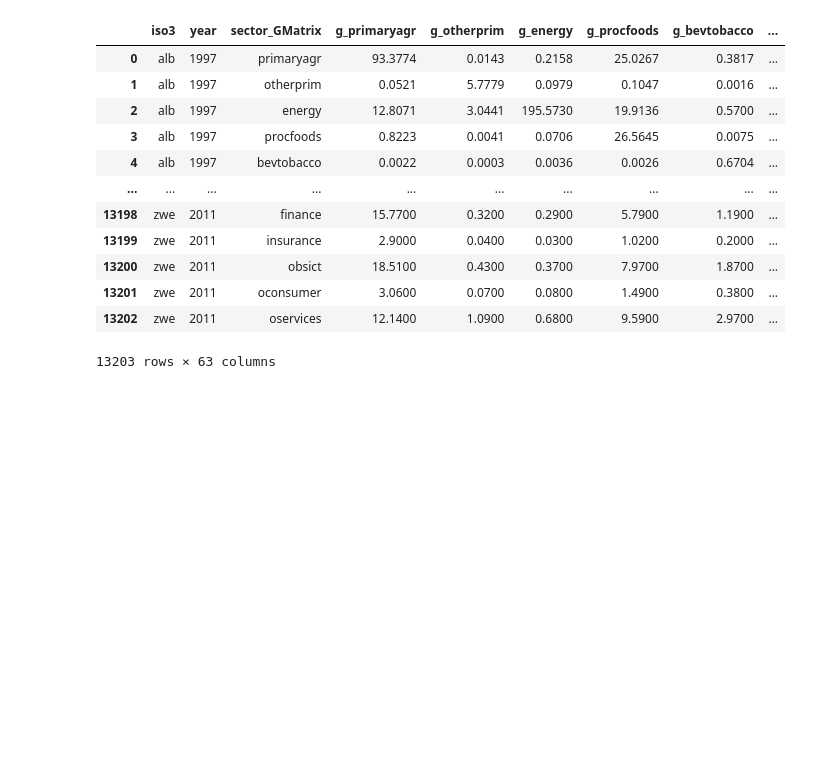
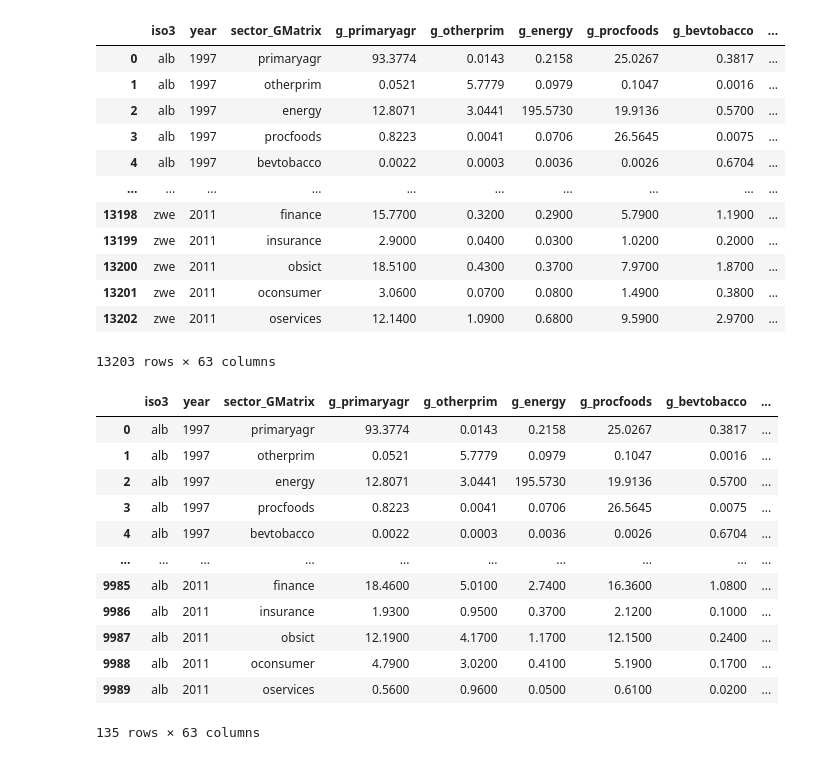
Before and after one commit to BetoRdz01/Actividad-1, a Jupyter notebook: Exportaciones.ipynb, the cells around one changed output. Drawn from its saved outputs; the diff is of its cells as text; code cells hidden in the pictures; blank space fills up the shorter version.

Commit message:
Segundo filtro

```diff
--- a/Exportaciones.ipynb
+++ b/Exportaciones.ipynb
@@ -20,3 +20,21 @@ df
 | 13201 | zwe | 2011 | oconsumer | 3.0600 | 0.0700 | 0.0800 | 1.4900 | 0.3800 | ... |
 | 13202 | zwe | 2011 | oservices | 12.1400 | 1.0900 | 0.6800 | 9.5900 | 2.9700 | ... |
 13203 rows × 63 columns
+# %%
+#Filtro a1
+a1= df[df["iso3"] == "alb"]
+a1
+# %% [output]
+|  | iso3 | year | sector_GMatrix | g_primaryagr | g_otherprim | g_energy | g_procfoods | g_bevtobacco | ... |
+| 0 | alb | 1997 | primaryagr | 93.3774 | 0.0143 | 0.2158 | 25.0267 | 0.3817 | ... |
+| 1 | alb | 1997 | otherprim | 0.0521 | 5.7779 | 0.0979 | 0.1047 | 0.0016 | ... |
+| 2 | alb | 1997 | energy | 12.8071 | 3.0441 | 195.5730 | 19.9136 | 0.5700 | ... |
+| 3 | alb | 1997 | procfoods | 0.8223 | 0.0041 | 0.0706 | 26.5645 | 0.0075 | ... |
+| 4 | alb | 1997 | bevtobacco | 0.0022 | 0.0003 | 0.0036 | 0.0026 | 0.6704 | ... |
+| ... | ... | ... | ... | ... | ... | ... | ... | ... | ... |
+| 9985 | alb | 2011 | finance | 18.4600 | 5.0100 | 2.7400 | 16.3600 | 1.0800 | ... |
+| 9986 | alb | 2011 | insurance | 1.9300 | 0.9500 | 0.3700 | 2.1200 | 0.1000 | ... |
+| 9987 | alb | 2011 | obsict | 12.1900 | 4.1700 | 1.1700 | 12.1500 | 0.2400 | ... |
+| 9988 | alb | 2011 | oconsumer | 4.7900 | 3.0200 | 0.4100 | 5.1900 | 0.1700 | ... |
+| 9989 | alb | 2011 | oservices | 0.5600 | 0.9600 | 0.0500 | 0.6100 | 0.0200 | ... |
+135 rows × 63 columns
```
Also changed, not shown: parts of 1 cell of this notebook, 1 other file.
